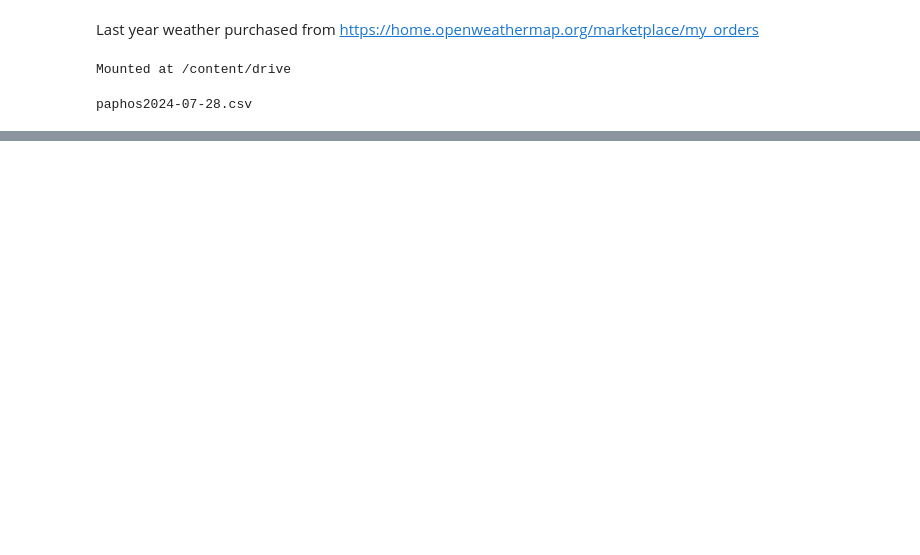
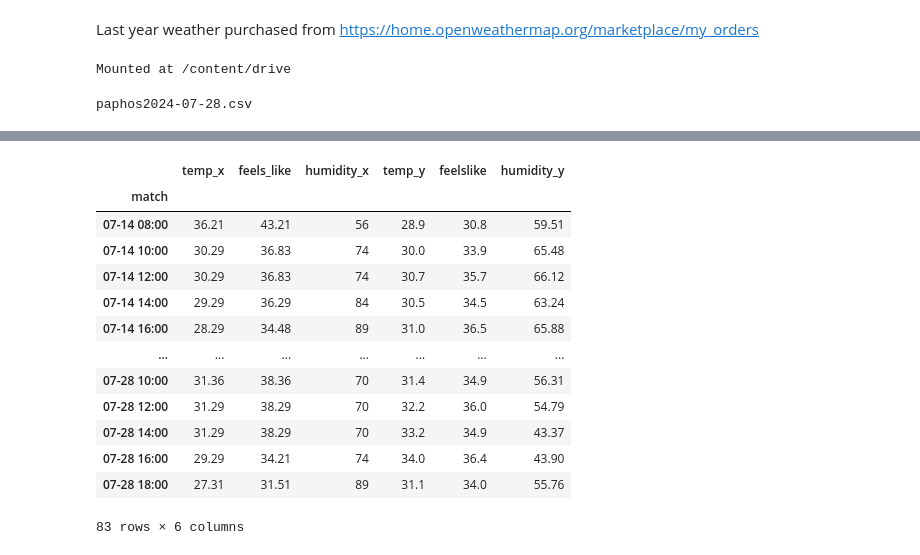
Before and after one commit to werowe/HypatiaAcademy, a Jupyter notebook: stats/Paphosweather_compare_last_year.ipynb, the cells around one changed output, grey strips where cells are left out. Saved outputs shown, nothing was run; the diff lists cells and outputs as text; code cells hidden in the pictures; blank space fills up the shorter version.

```diff
--- a/stats/Paphosweather_compare_last_year.ipynb
+++ b/stats/Paphosweather_compare_last_year.ipynb
@@ -156,0 +149,18 @@ mpld3.display()
+# %%
+
+df.iloc[::4, :]
+# %% [output]
+|  | temp_x | feels_like | humidity_x | temp_y | feelslike | humidity_y |
+| match |  |  |  |  |  |  |
+| 07-14 08:00 | 36.21 | 43.21 | 56 | 28.9 | 30.8 | 59.51 |
+| 07-14 10:00 | 30.29 | 36.83 | 74 | 30.0 | 33.9 | 65.48 |
+| 07-14 12:00 | 30.29 | 36.83 | 74 | 30.7 | 35.7 | 66.12 |
+| 07-14 14:00 | 29.29 | 36.29 | 84 | 30.5 | 34.5 | 63.24 |
+| 07-14 16:00 | 28.29 | 34.48 | 89 | 31.0 | 36.5 | 65.88 |
+| ... | ... | ... | ... | ... | ... | ... |
+| 07-28 10:00 | 31.36 | 38.36 | 70 | 31.4 | 34.9 | 56.31 |
+| 07-28 12:00 | 31.29 | 38.29 | 70 | 32.2 | 36.0 | 54.79 |
+| 07-28 14:00 | 31.29 | 38.29 | 70 | 33.2 | 34.9 | 43.37 |
+| 07-28 16:00 | 29.29 | 34.21 | 74 | 34.0 | 36.4 | 43.90 |
+| 07-28 18:00 | 27.31 | 31.51 | 89 | 31.1 | 34.0 | 55.76 |
+83 rows × 6 columns
```
Also changed, not shown: parts of 11 cells of this notebook.
